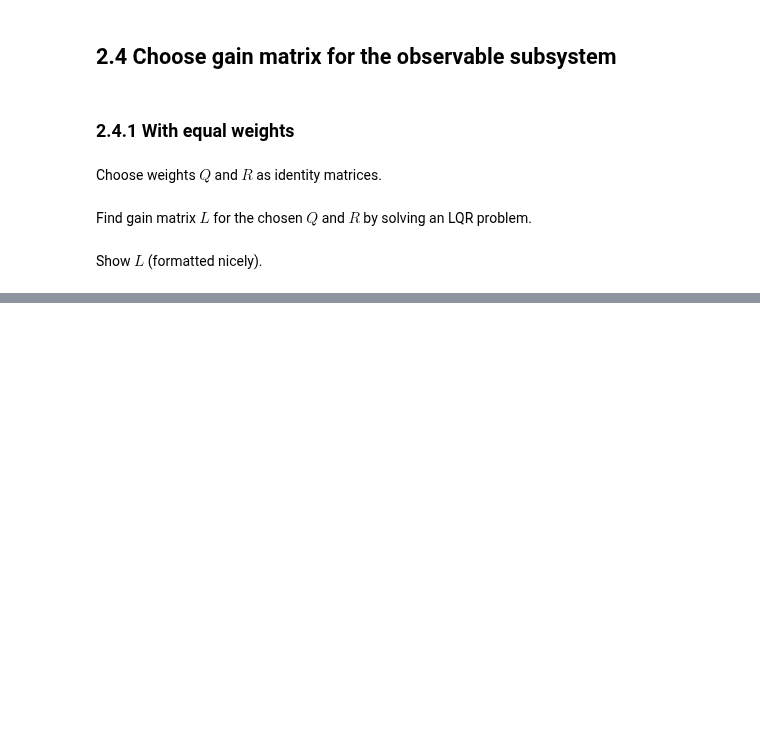
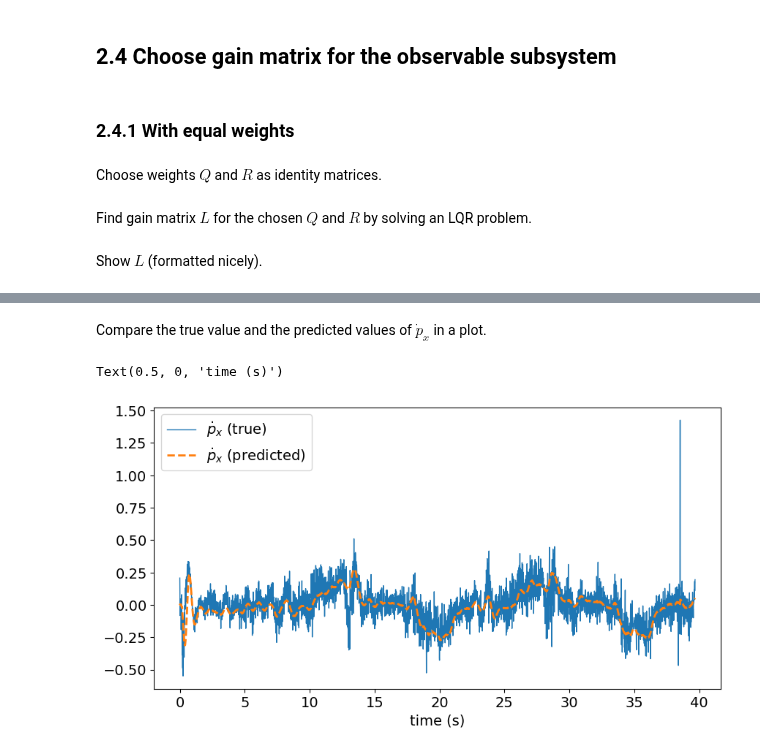
Before and after one commit to Chairless-maybe/crazyflie-client, a Jupyter notebook: project/state-space-derivation.ipynb, the cells around one changed output, grey strips where cells are left out. Saved outputs shown, nothing was run; the diff lists cells and outputs as text; code cells hidden in the pictures; blank space fills up the shorter version.

```diff
--- a/project/state-space-derivation.ipynb
+++ b/project/state-space-derivation.ipynb
@@ -434,0 +458,24 @@ L = [[    0.120659     0.000000     0.000000     1.007434    -0.000000     0.000
+# %%
+# Drone data
+# time
+t = data_drone['time']
+# states
+p_x = data_drone['ae483log.p_x']
+p_y = data_drone['ae483log.p_y']
+p_z = data_drone['ae483log.p_z']
+psi = data_drone['ae483log.psi']
+theta = data_drone['ae483log.theta']
+phi = data_drone['ae483log.phi']
+v_x = data_drone['ae483log.v_x']
+v_y = data_drone['ae483log.v_y']
+v_z = data_drone['ae483log.v_z']
+# inputs
+w_x = data_drone['ae483log.w_x']
+w_y = data_drone['ae483log.w_y']
+w_z = data_drone['ae483log.w_z']
+a_z = data_drone['ae483log.a_z']
+# outputs
+n_x = data_drone['ae483log.n_x']
+n_y = data_drone['ae483log.n_y']
+r = data_drone['ae483log.r']
+d = data_drone['ae483log.d']
@@ -434,0 +484,4 @@ L = [[    0.120659     0.000000     0.000000     1.007434    -0.000000     0.000
+# %%
+dt = t[1] - t[0]
+print(f'dt = {dt:.4f}')
+assert(np.isclose(dt, 0.01))
@@ -434,0 +509,2 @@ L = [[    0.120659     0.000000     0.000000     1.007434    -0.000000     0.000
+# %%
+p_x_dot_true = (p_x[1:] - p_x[:-1]) / dt
@@ -434,0 +529,14 @@ L = [[    0.120659     0.000000     0.000000     1.007434    -0.000000     0.000
+# %%
+p_x_dot_predicted = v_x
+# %% [markdown]
+Compare the true value and the predicted values of $\dot{p}_x$ in a plot.
+# %%
+fig, ax = plt.subplots(1, 1, figsize=(10, 5))
+ax.plot(t[:-1], p_x_dot_true, label=r'$\dot{p}_x$ (true)', linewidth=1)
+ax.plot(t, p_x_dot_predicted, '--', label=r'$\dot{p}_x$ (predicted)', linewidth=2)
+ax.legend(fontsize=14)
+ax.tick_params(labelsize=14)
+ax.set_xlabel('time (s)', fontsize=14)
+# %% [output]
+Text(0.5, 0, 'time (s)')
+[figure, added]
```
Also changed, not shown: parts of 81 cells of this notebook, 7 other files.
